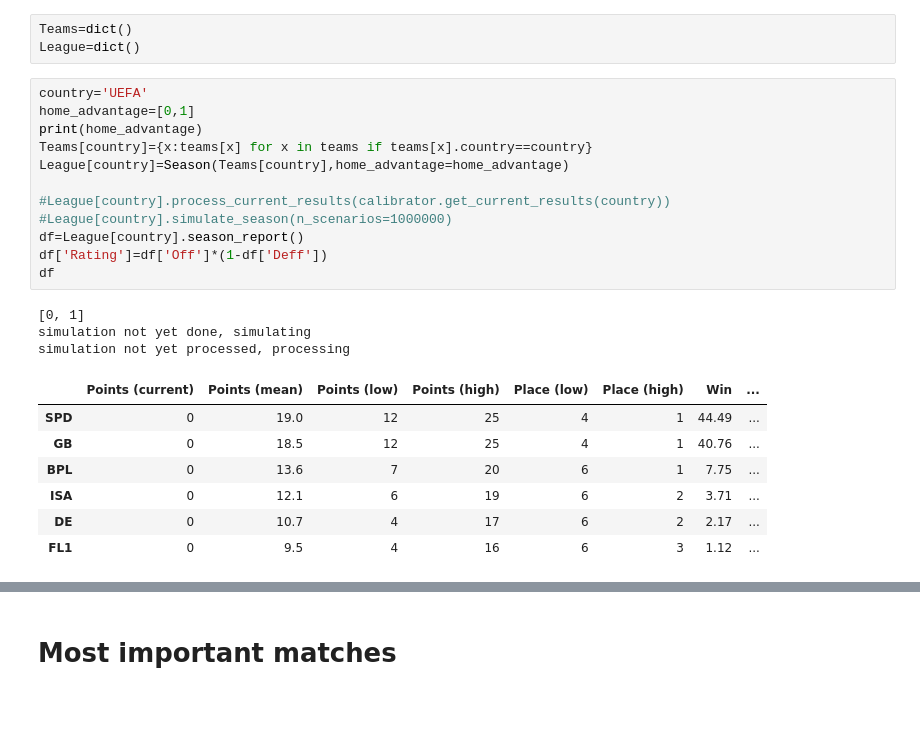
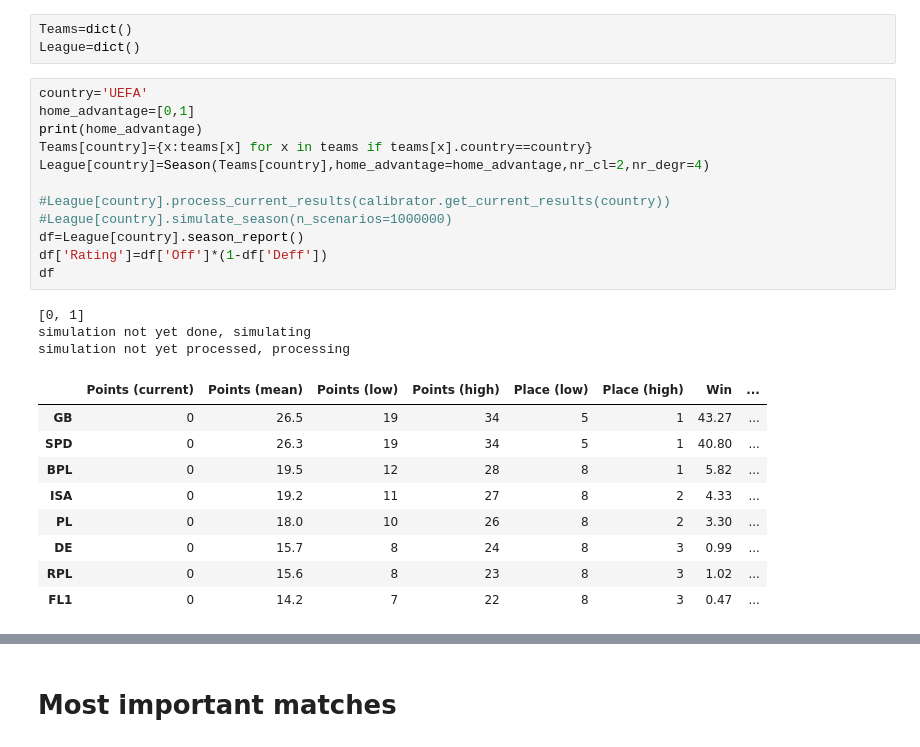
Before and after one commit to tchnvkng/football_sim, a Jupyter notebook: pl2.ipynb, the cells around one changed output, grey strips where cells are left out. Saved outputs shown, nothing was run; the diff lists cells and outputs as text; blank space fills up the shorter version.

```diff
--- a/pl2.ipynb
+++ b/pl2.ipynb
@@ -40,26 +41,28 @@ League=dict()
 # %%
 country='UEFA'
 home_advantage=[0,1]
 print(home_advantage)
 Teams[country]={x:teams[x] for x in teams if teams[x].country==country}
-League[country]=Season(Teams[country],home_advantage=home_advantage)
+League[country]=Season(Teams[country],home_advantage=home_advantage,nr_cl=2,nr_degr=4)
 
 #League[country].process_current_results(calibrator.get_current_results(country))
 #League[country].simulate_season(n_scenarios=1000000)
 df=League[country].season_report()
 df['Rating']=df['Off']*(1-df['Deff'])
 df
 # %% [output]
 [0, 1]
 simulation not yet done, simulating
 simulation not yet processed, processing
 |  | Points (current) | Points (mean) | Points (low) | Points (high) | Place (low) | Place (high) | Win | ... |
-| SPD | 0 | 19.0 | 12 | 25 | 4 | 1 | 44.49 | ... |
-| GB | 0 | 18.5 | 12 | 25 | 4 | 1 | 40.76 | ... |
-| BPL | 0 | 13.6 | 7 | 20 | 6 | 1 | 7.75 | ... |
-| ISA | 0 | 12.1 | 6 | 19 | 6 | 2 | 3.71 | ... |
-| DE | 0 | 10.7 | 4 | 17 | 6 | 2 | 2.17 | ... |
-| FL1 | 0 | 9.5 | 4 | 16 | 6 | 3 | 1.12 | ... |
+| GB | 0 | 26.5 | 19 | 34 | 5 | 1 | 43.27 | ... |
+| SPD | 0 | 26.3 | 19 | 34 | 5 | 1 | 40.80 | ... |
+| BPL | 0 | 19.5 | 12 | 28 | 8 | 1 | 5.82 | ... |
+| ISA | 0 | 19.2 | 11 | 27 | 8 | 2 | 4.33 | ... |
+| PL | 0 | 18.0 | 10 | 26 | 8 | 2 | 3.30 | ... |
+| DE | 0 | 15.7 | 8 | 24 | 8 | 3 | 0.99 | ... |
+| RPL | 0 | 15.6 | 8 | 23 | 8 | 3 | 1.02 | ... |
+| FL1 | 0 | 14.2 | 7 | 22 | 8 | 3 | 0.47 | ... |
 # %%
 country='BPL'
 lH,pH=calibrator.teams[country+'Home'].means()
```
Also changed, not shown: parts of 12 cells of this notebook, 3 other files.
